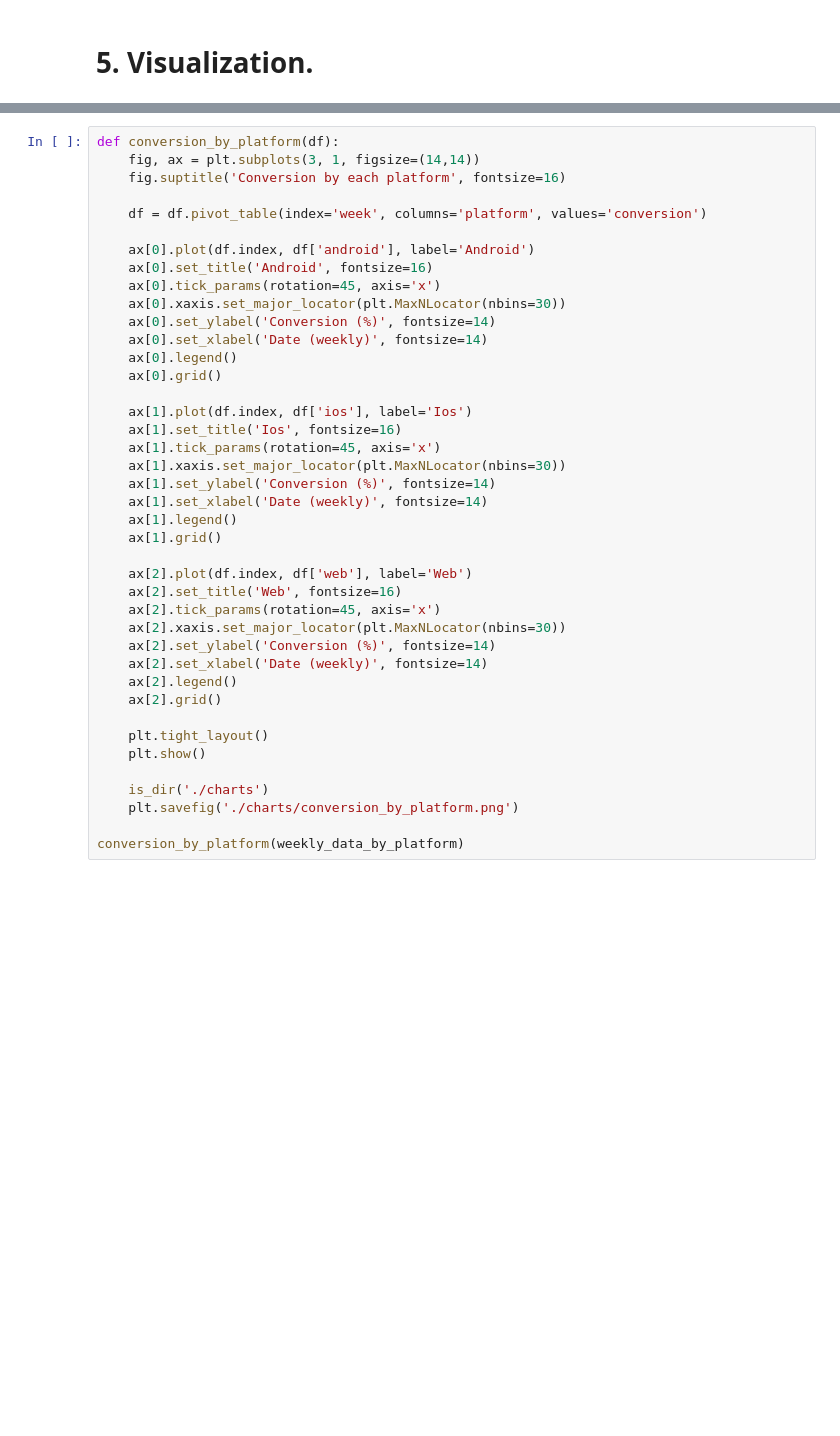
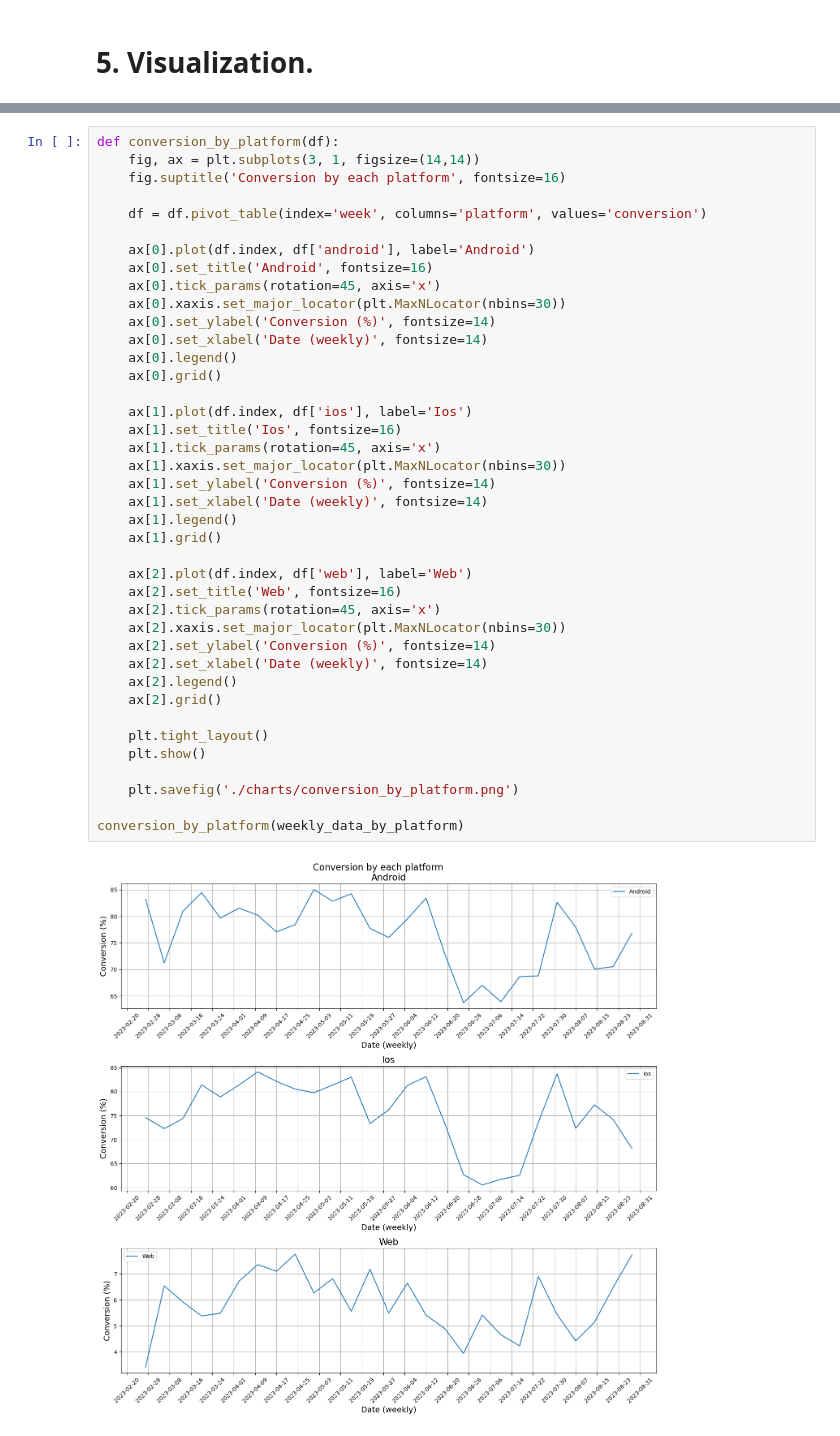
Before and after one commit to mrvdanilov/python-for-data-analysts-project-100, a Jupyter notebook: charts_project.ipynb, the cells around one changed output, grey strips where cells are left out. Drawn from its saved outputs; the diff is of its cells as text; blank space fills up the shorter version.

```diff
--- a/charts_project.ipynb
+++ b/charts_project.ipynb
@@ -325,31 +273,32 @@ def conversion_by_platform(df):
     ax[0].xaxis.set_major_locator(plt.MaxNLocator(nbins=30))
     ax[0].set_ylabel('Conversion (%)', fontsize=14)
     ax[0].set_xlabel('Date (weekly)', fontsize=14)
     ax[0].legend()
     ax[0].grid()
 
     ax[1].plot(df.index, df['ios'], label='Ios')
     ax[1].set_title('Ios', fontsize=16)
     ax[1].tick_params(rotation=45, axis='x')
     ax[1].xaxis.set_major_locator(plt.MaxNLocator(nbins=30))
     ax[1].set_ylabel('Conversion (%)', fontsize=14)
     ax[1].set_xlabel('Date (weekly)', fontsize=14)
     ax[1].legend()
     ax[1].grid()
 
     ax[2].plot(df.index, df['web'], label='Web')
     ax[2].set_title('Web', fontsize=16)
     ax[2].tick_params(rotation=45, axis='x')
     ax[2].xaxis.set_major_locator(plt.MaxNLocator(nbins=30))
     ax[2].set_ylabel('Conversion (%)', fontsize=14)
     ax[2].set_xlabel('Date (weekly)', fontsize=14)
     ax[2].legend()
     ax[2].grid()
 
     plt.tight_layout()
     plt.show()
 
-    is_dir('./charts')
     plt.savefig('./charts/conversion_by_platform.png')
 
 conversion_by_platform(weekly_data_by_platform)
+# %% [output]
+[figure, added]
```
Also changed, not shown: parts of 17 cells of this notebook, 2 other files.
